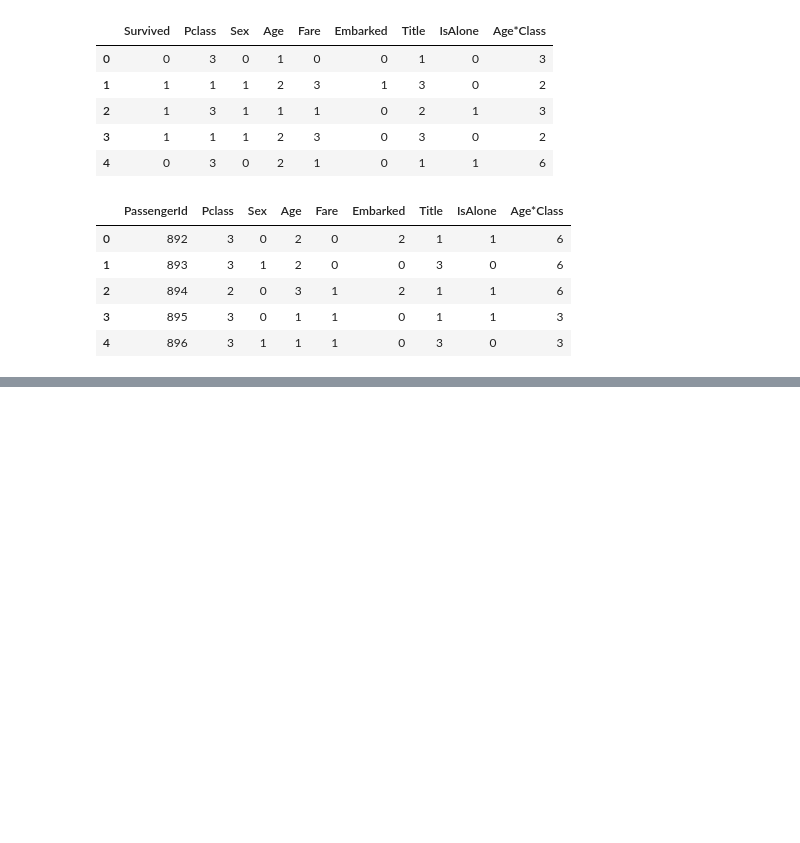
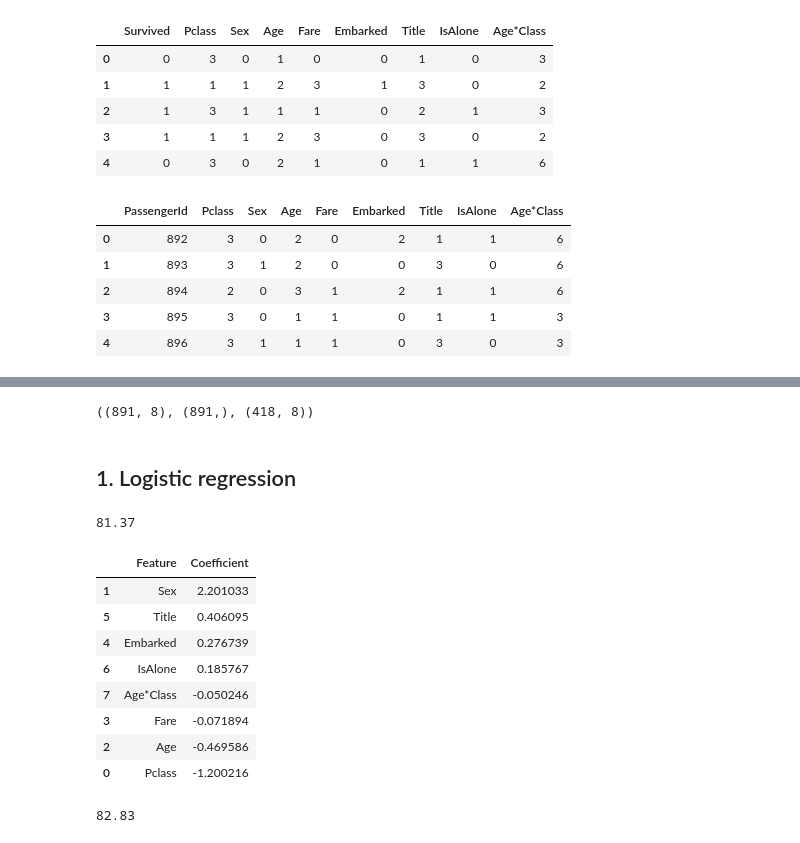
Before and after one commit to iamlaboniraz/100-days-challenge-Machine-Learning, a Jupyter notebook: data preprocessing+EDA_WITH titanic dataset/Untitled.ipynb, the cells around one changed output, grey strips where cells are left out. Cells and saved outputs as stored; diff of their text form; code cells hidden in the pictures; blank space fills up the shorter version.

```diff
--- a/data preprocessing+EDA_WITH titanic dataset/Untitled.ipynb
+++ b/data preprocessing+EDA_WITH titanic dataset/Untitled.ipynb
@@ -720,0 +732,42 @@ test_df.head(5)
+# %%
+X_train = train_df.drop("Survived", axis=1)
+y_train = train_df['Survived']
+X_test = test_df.drop("PassengerId", axis=1)
+# %%
+X_train.shape, y_train.shape, X_test.shape
+# %% [output]
+((891, 8), (891,), (418, 8))
+# %% [markdown]
+## 1. Logistic regression
+# %%
+loggistic_reg = LogisticRegression()
+loggistic_reg.fit(X_train,y_train)
+y_pred = loggistic_reg.predict(X_test)
+# %%
+accuracy_reg = round(loggistic_reg.score(X_train, y_train) * 100, 2)
+accuracy_reg
+# %% [output]
+81.37
+# %%
+coeff_df = pd.DataFrame(train_df.columns.delete(0))
+coeff_df.columns = ['Feature']
+coeff_df['Coefficient'] = pd.Series(loggistic_reg.coef_[0])
+coeff_df.sort_values('Coefficient', ascending=False)
+# %% [output]
+|  | Feature | Coefficient |
+| 1 | Sex | 2.201033 |
+| 5 | Title | 0.406095 |
+| 4 | Embarked | 0.276739 |
+| 6 | IsAlone | 0.185767 |
+| 7 | Age*Class | -0.050246 |
+| 3 | Fare | -0.071894 |
+| 2 | Age | -0.469586 |
+| 0 | Pclass | -1.200216 |
+# %%
+svc = SVC()
+svc.fit(X_train,y_train)
+y_pred = svc.predict(X_test)
+accuracy_svc = round(svc.score(X_train, y_train) * 100, 2)
+accuracy_svc
+# %% [output]
+82.83
```
Also changed, not shown: parts of 13 cells of this notebook, 2 other files.
